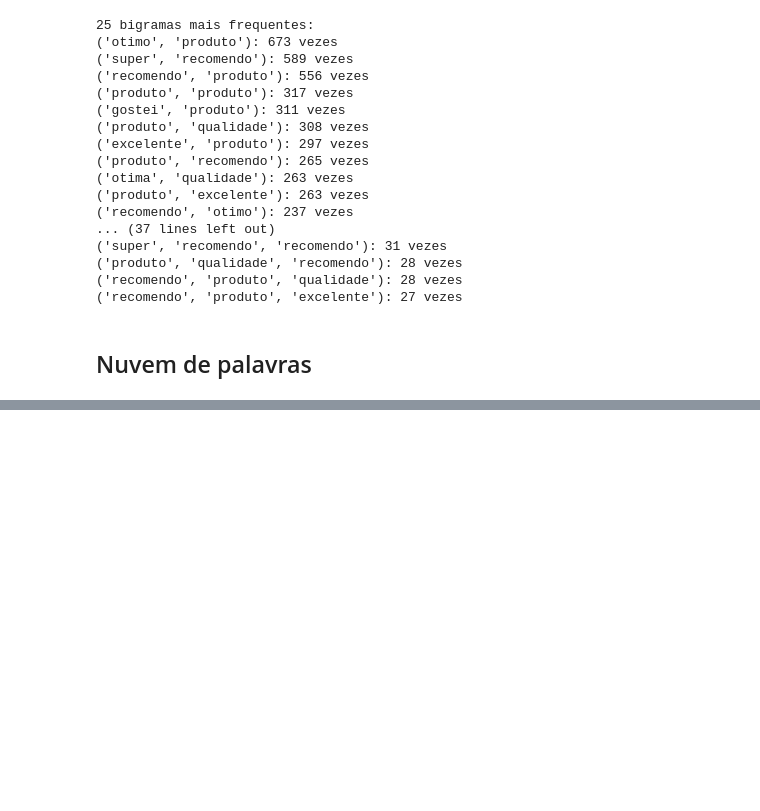
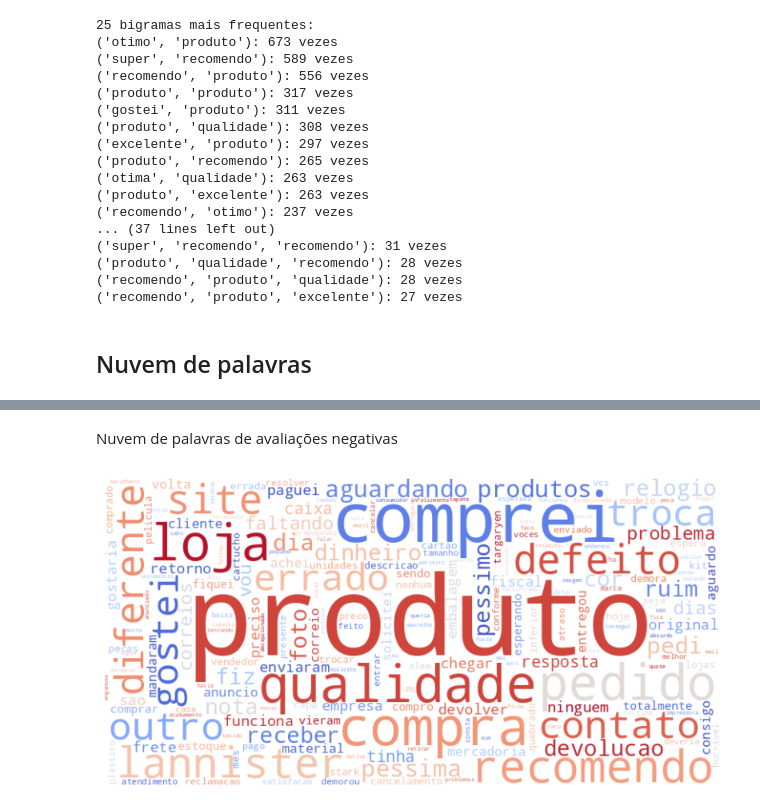
Before and after one commit to Squinelato/eEDB-002-2024-3, a Jupyter notebook: exploratory_analysis/tokens_analysis.ipynb, the cells around one changed output, grey strips where cells are left out. Drawn from its saved outputs; the diff is of its cells as text; code cells hidden in the pictures; blank space fills up the shorter version.

Commit message:
feat: update tokens analysis

```diff
--- a/exploratory_analysis/tokens_analysis.ipynb
+++ b/exploratory_analysis/tokens_analysis.ipynb
@@ -91,0 +98,5 @@ plt.show()
+# %%
+negative_reviews = df_reviews[df_reviews['review_score'] < 3]
+word_counts_negative = Counter([token for tokens_list in negative_reviews['review_comment_title_and_message'] for token in tokens_list])
+top_25_words_negative = word_counts_negative.most_common(25)
+top_25_words_negative
@@ -173,0 +253,12 @@ plt.show()
+# %% [markdown]
+Nuvem de palavras de avaliações negativas
+# %%
+colormap = cm.get_cmap('coolwarm')
+wordcloud_negative = WordCloud(width=800, height=400, background_color="white", colormap=colormap).generate_from_frequencies(word_counts_negative)
+
+plt.figure(figsize=(10, 5))
+plt.imshow(wordcloud_negative, interpolation="bilinear")
+plt.axis("off")
+plt.show()
+# %% [output]
+[figure, added]
```
Also changed, not shown: parts of 16 cells of this notebook.
